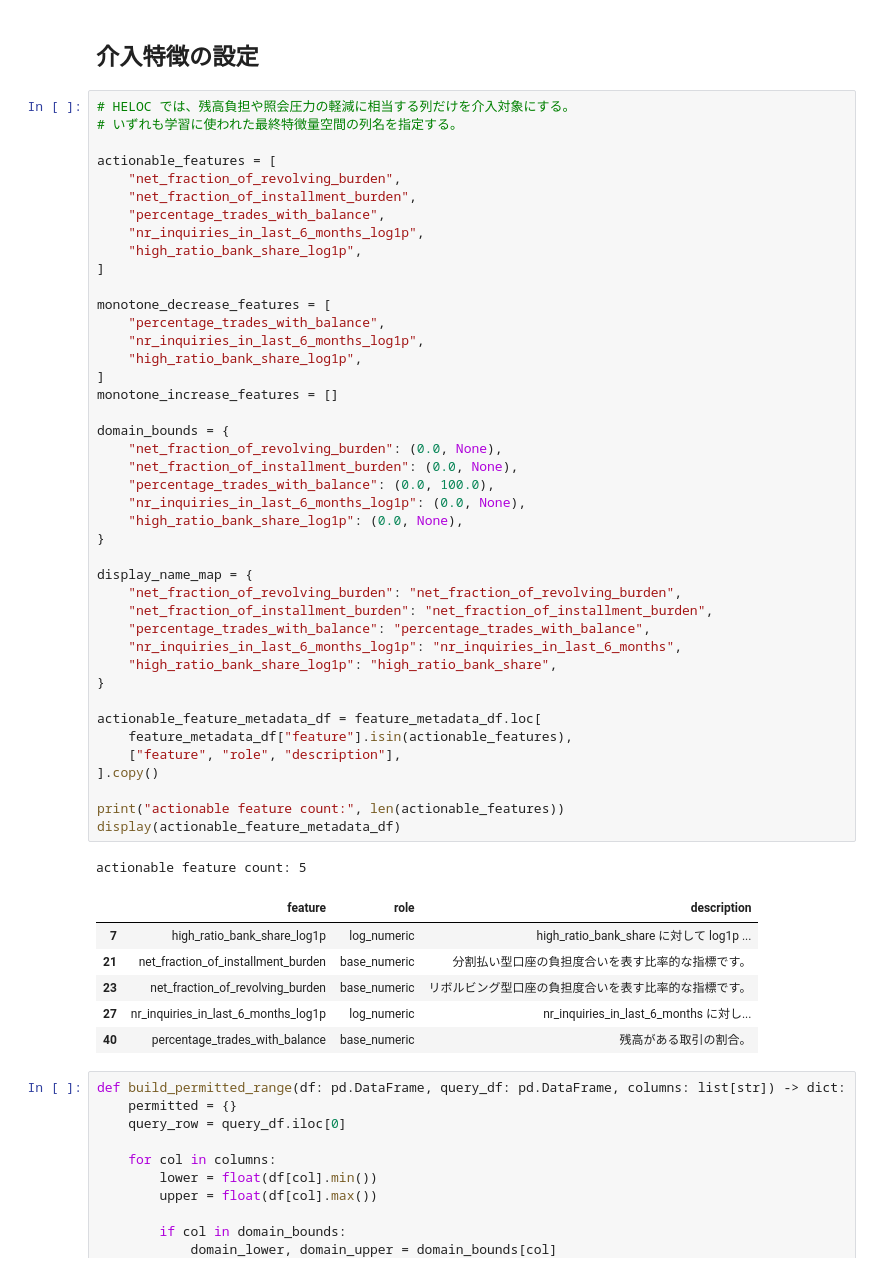
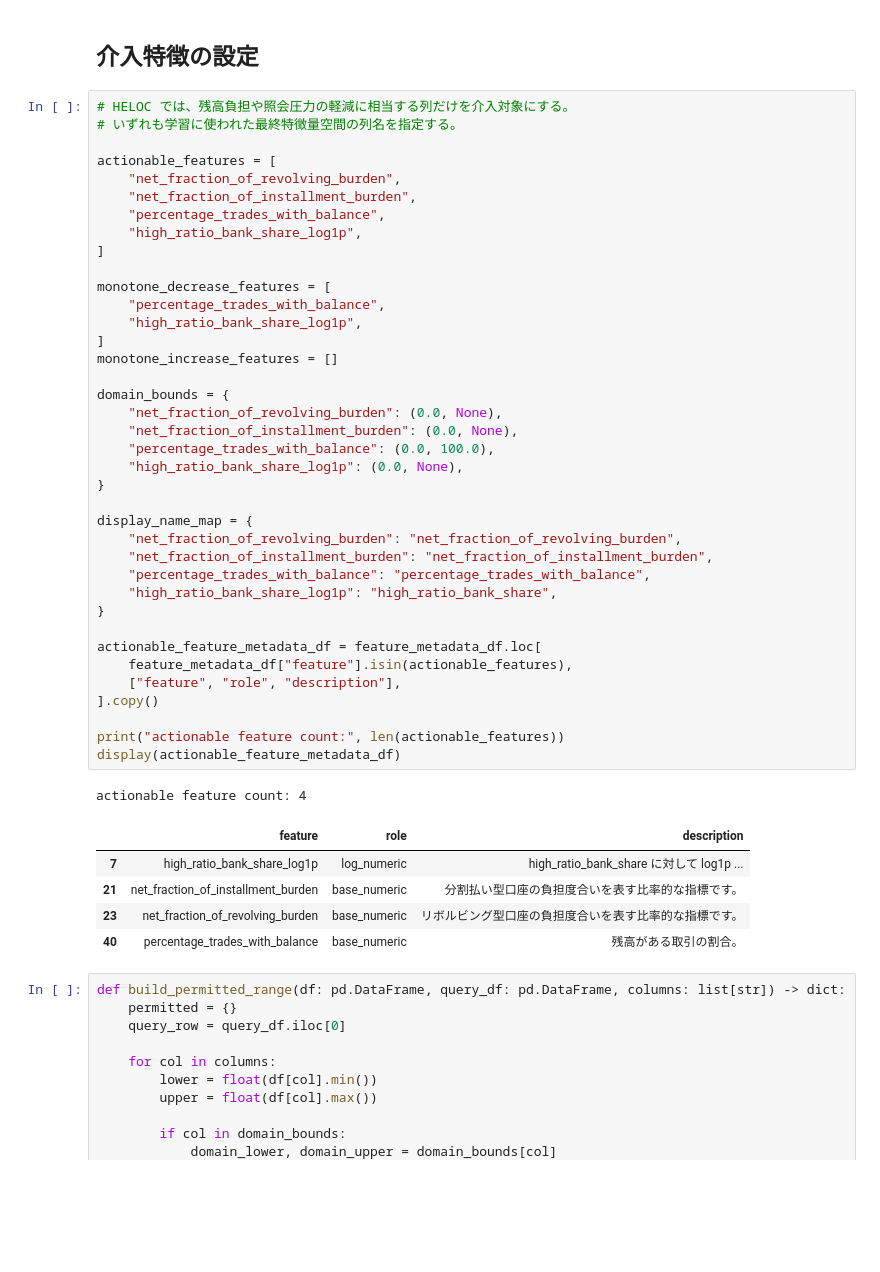
Before and after one commit to qgatsu/blog, a Jupyter notebook: 01.Counterfactual_Analysis/03.heloc_counterfactual_analysis.ipynb, the cells around one changed output. Saved outputs shown, nothing was run; the diff lists cells and outputs as text; blank space fills up the shorter version.

```diff
--- a/01.Counterfactual_Analysis/03.heloc_counterfactual_analysis.ipynb
+++ b/01.Counterfactual_Analysis/03.heloc_counterfactual_analysis.ipynb
@@ -178,47 +178,42 @@ actionable_features = [
     "net_fraction_of_revolving_burden",
     "net_fraction_of_installment_burden",
     "percentage_trades_with_balance",
-    "nr_inquiries_in_last_6_months_log1p",
     "high_ratio_bank_share_log1p",
 ]
 
 monotone_decrease_features = [
     "percentage_trades_with_balance",
-    "nr_inquiries_in_last_6_months_log1p",
     "high_ratio_bank_share_log1p",
 ]
 monotone_increase_features = []
 
 domain_bounds = {
     "net_fraction_of_revolving_burden": (0.0, None),
     "net_fraction_of_installment_burden": (0.0, None),
     "percentage_trades_with_balance": (0.0, 100.0),
-    "nr_inquiries_in_last_6_months_log1p": (0.0, None),
     "high_ratio_bank_share_log1p": (0.0, None),
 }
 
 display_name_map = {
     "net_fraction_of_revolving_burden": "net_fraction_of_revolving_burden",
     "net_fraction_of_installment_burden": "net_fraction_of_installment_burden",
     "percentage_trades_with_balance": "percentage_trades_with_balance",
-    "nr_inquiries_in_last_6_months_log1p": "nr_inquiries_in_last_6_months",
     "high_ratio_bank_share_log1p": "high_ratio_bank_share",
 }
 
 actionable_feature_metadata_df = feature_metadata_df.loc[
     feature_metadata_df["feature"].isin(actionable_features),
     ["feature", "role", "description"],
 ].copy()
 
 print("actionable feature count:", len(actionable_features))
 display(actionable_feature_metadata_df)
 # %% [output]
-actionable feature count: 5
+actionable feature count: 4
 |  | feature | role | description |
 | 7 | high_ratio_bank_share_log1p | log_numeric | high_ratio_bank_share に対して log1p ... |
 | 21 | net_fraction_of_installment_burden | base_numeric | 分割払い型口座の負担度合いを表す比率的な指標です。 |
 | 23 | net_fraction_of_revolving_burden | base_numeric | リボルビング型口座の負担度合いを表す比率的な指標です。 |
-| 27 | nr_inquiries_in_last_6_months_log1p | log_numeric | nr_inquiries_in_last_6_months に対し... |
 | 40 | percentage_trades_with_balance | base_numeric | 残高がある取引の割合。 |
 # %%
 def build_permitted_range(df: pd.DataFrame, query_df: pd.DataFrame, columns: list[str]) -> dict:
```
Also changed, not shown: parts of 5 cells of this notebook, 1 other file.
